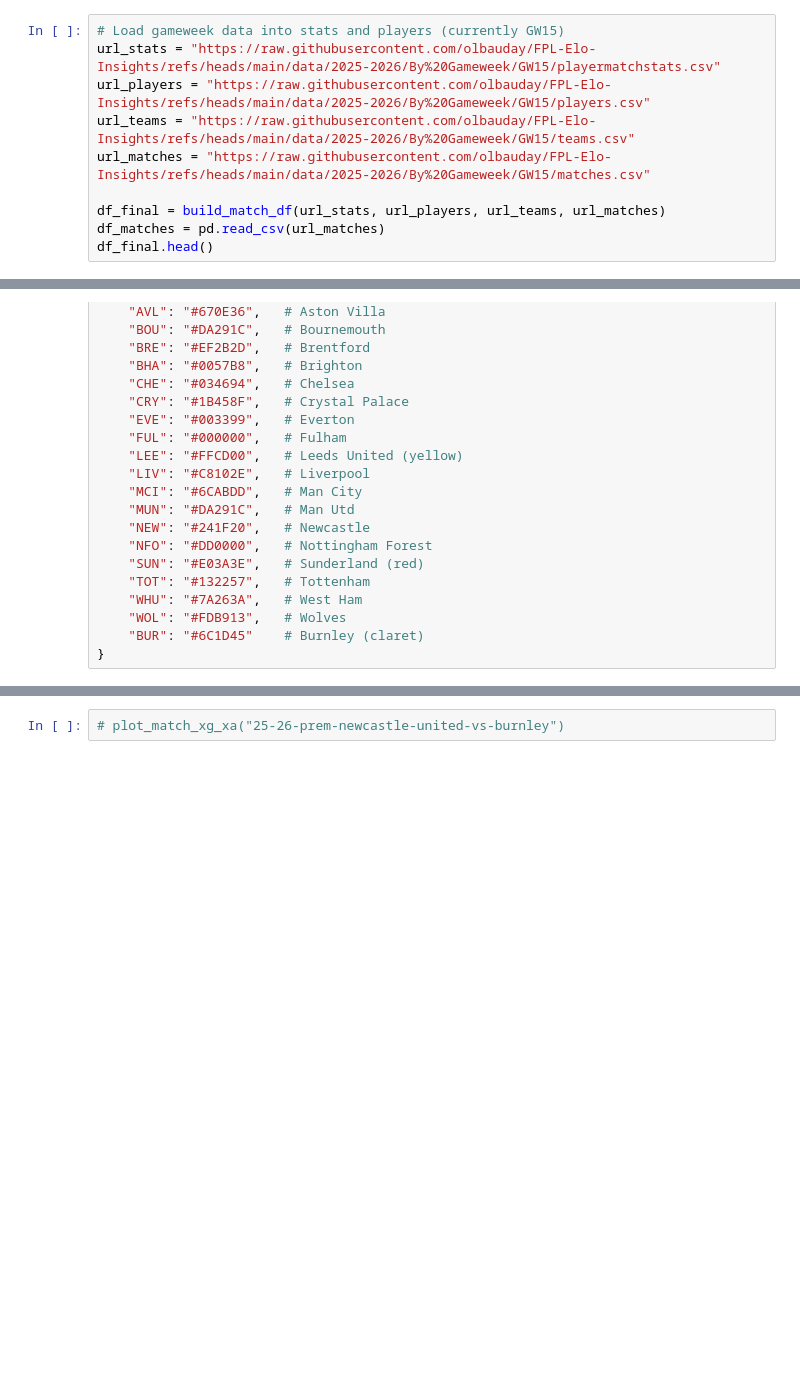
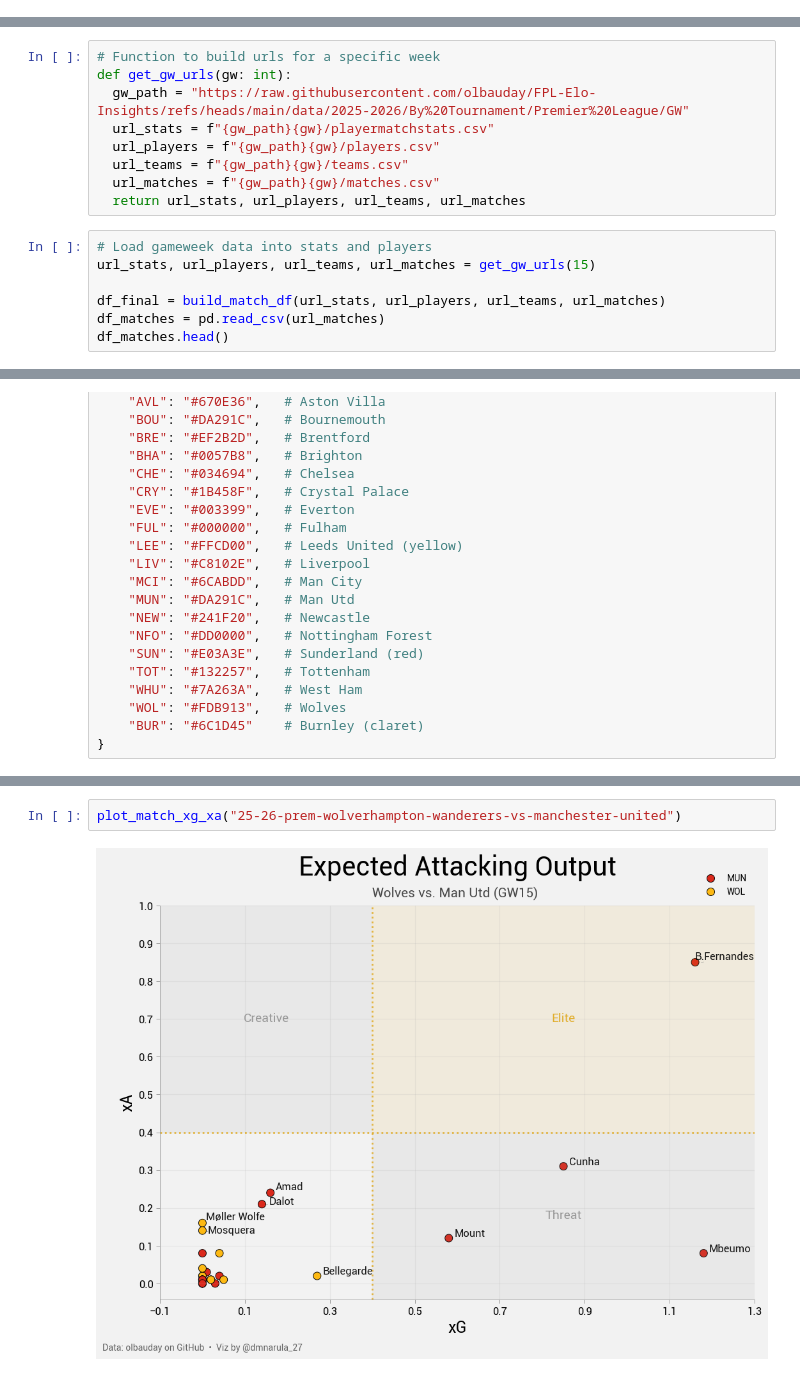
Before and after one commit to dmnarula/football-ds-learning, a Jupyter notebook: week3-visualization/Week3_Projects.ipynb, the cells around one changed output, grey strips where cells are left out. Cells and saved outputs as stored; diff of their text form; blank space fills up the shorter version.

```diff
--- a/week3-visualization/Week3_Projects.ipynb
+++ b/week3-visualization/Week3_Projects.ipynb
@@ -285,13 +293,3 @@ def build_match_df(url_stats, url_players, url_teams, url_matches):
     }).drop(columns=["code"])
 
     return df_final
-# %%
-# Load gameweek data into stats and players (currently GW15)
-url_stats = "https://raw.githubusercontent.com/olbauday/FPL-Elo-Insights/refs/heads/main/data/2025-2026/By%20Gameweek/GW15/playermatchstats.csv"
-url_players = "https://raw.githubusercontent.com/olbauday/FPL-Elo-Insights/refs/heads/main/data/2025-2026/By%20Gameweek/GW15/players.csv"
-url_teams = "https://raw.githubusercontent.com/olbauday/FPL-Elo-Insights/refs/heads/main/data/2025-2026/By%20Gameweek/GW15/teams.csv"
-url_matches = "https://raw.githubusercontent.com/olbauday/FPL-Elo-Insights/refs/heads/main/data/2025-2026/By%20Gameweek/GW15/matches.csv"
-
-df_final = build_match_df(url_stats, url_players, url_teams, url_matches)
-df_matches = pd.read_csv(url_matches)
-df_final.head()
@@ -305,0 +296,16 @@ df_final.head()
+# %%
+# Function to build urls for a specific week
+def get_gw_urls(gw: int):
+  gw_path = "https://raw.githubusercontent.com/olbauday/FPL-Elo-Insights/refs/heads/main/data/2025-2026/By%20Tournament/Premier%20League/GW"
+  url_stats = f"{gw_path}{gw}/playermatchstats.csv"
+  url_players = f"{gw_path}{gw}/players.csv"
+  url_teams = f"{gw_path}{gw}/teams.csv"
+  url_matches = f"{gw_path}{gw}/matches.csv"
+  return url_stats, url_players, url_teams, url_matches
+# %%
+# Load gameweek data into stats and players
+url_stats, url_players, url_teams, url_matches = get_gw_urls(15)
+
+df_final = build_match_df(url_stats, url_players, url_teams, url_matches)
+df_matches = pd.read_csv(url_matches)
+df_matches.head()
@@ -549,3 +567,5 @@ def plot_match_xg_xa(match_id):
-# %%
-# plot_match_xg_xa("25-26-prem-newcastle-united-vs-burnley")
+# %%
+plot_match_xg_xa("25-26-prem-wolverhampton-wanderers-vs-manchester-united")
+# %% [output]
+[figure, added]
 # %%
```
Also changed, not shown: parts of 9 cells of this notebook.
